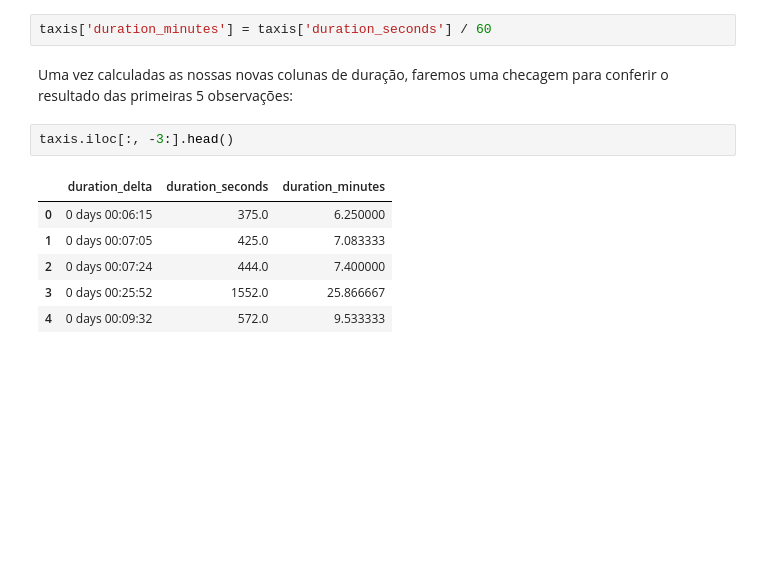
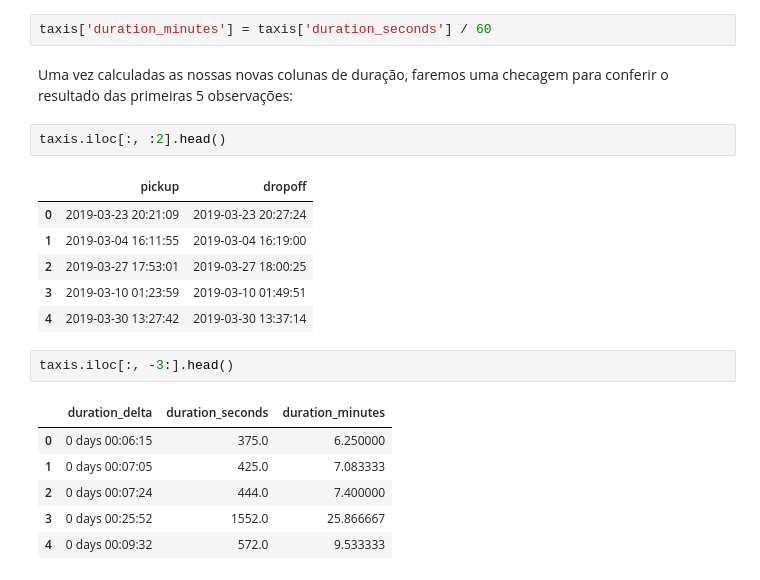
Before and after one commit to andkuster/eda_statistics, a Jupyter notebook: projeto_estat_andre_kuster.ipynb, the cells around one changed output. Saved outputs shown, nothing was run; the diff lists cells and outputs as text; blank space fills up the shorter version.

```diff
--- a/projeto_estat_andre_kuster.ipynb
+++ b/projeto_estat_andre_kuster.ipynb
@@ -282,6 +292,15 @@ taxis['duration_seconds'] = (taxis['dropoff'] - taxis['pickup']).dt.total_second
 taxis['duration_minutes'] = taxis['duration_seconds'] / 60
 # %% [markdown]
 Uma vez calculadas as nossas novas colunas de duração, faremos uma checagem para conferir o resultado das primeiras 5 observações:
+# %%
+taxis.iloc[:, :2].head()
+# %% [output]
+|  | pickup | dropoff |
+| 0 | 2019-03-23 20:21:09 | 2019-03-23 20:27:24 |
+| 1 | 2019-03-04 16:11:55 | 2019-03-04 16:19:00 |
+| 2 | 2019-03-27 17:53:01 | 2019-03-27 18:00:25 |
+| 3 | 2019-03-10 01:23:59 | 2019-03-10 01:49:51 |
+| 4 | 2019-03-30 13:27:42 | 2019-03-30 13:37:14 |
 # %%
 taxis.iloc[:, -3:].head()
 # %% [output]
```
Also changed, not shown: parts of 41 cells of this notebook.
